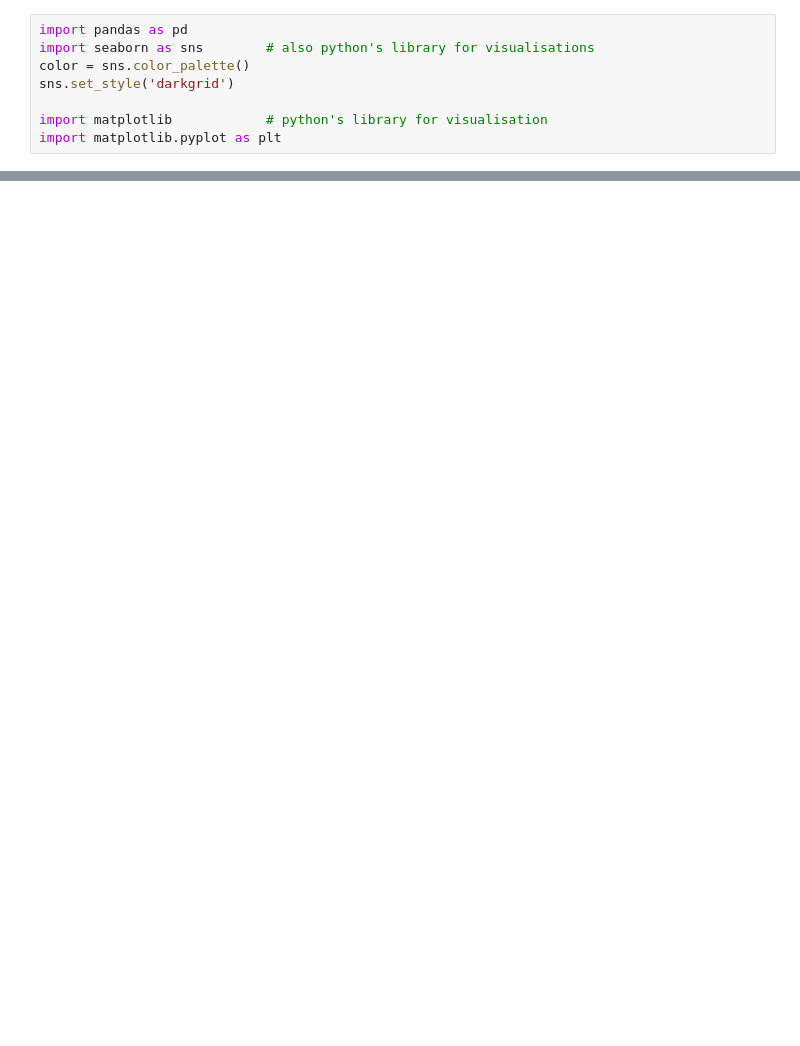
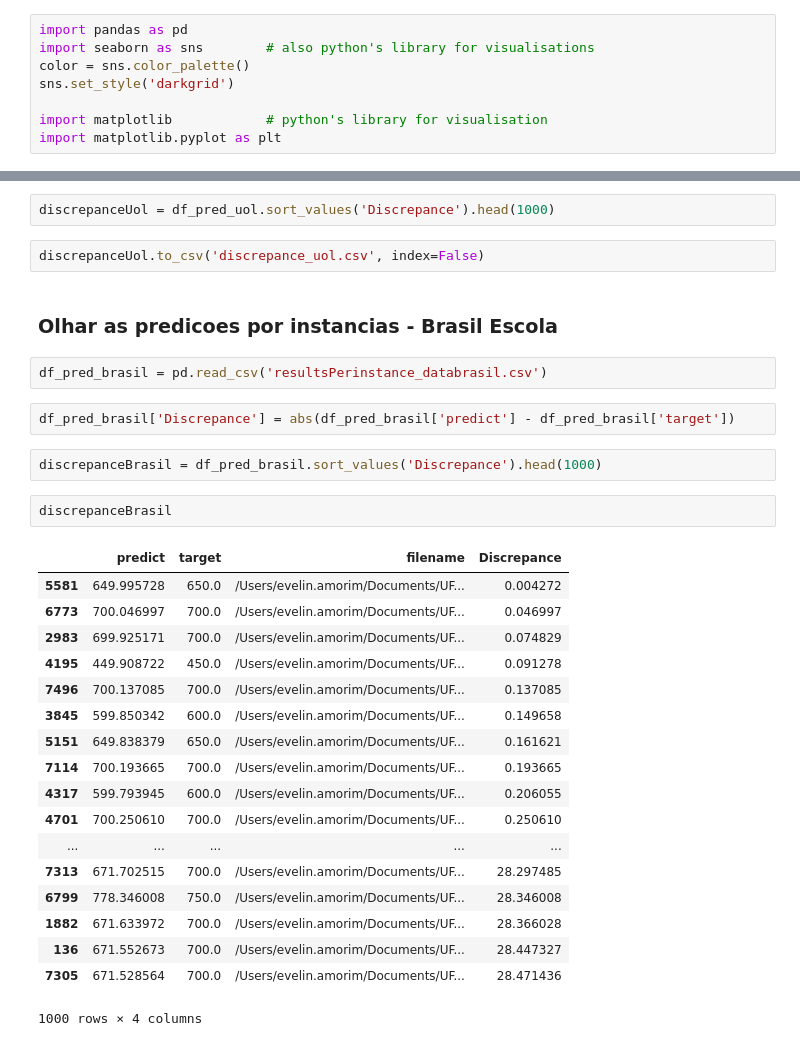
Before and after one commit to evelinamorim/aes-featureanalysis, a Jupyter notebook: Grade histogram.ipynb, the cells around one changed output, grey strips where cells are left out. Drawn from its saved outputs; the diff is of its cells as text; blank space fills up the shorter version.

```diff
--- a/Grade histogram.ipynb
+++ b/Grade histogram.ipynb
@@ -22,0 +66,33 @@ plt.show()
+# %%
+discrepanceUol = df_pred_uol.sort_values('Discrepance').head(1000)
+# %%
+discrepanceUol.to_csv('discrepance_uol.csv', index=False)
+# %% [markdown]
+### Olhar as predicoes por instancias - Brasil Escola
+# %%
+df_pred_brasil = pd.read_csv('resultsPerinstance_databrasil.csv')
+# %%
+df_pred_brasil['Discrepance'] = abs(df_pred_brasil['predict'] - df_pred_brasil['target'])
+# %%
+discrepanceBrasil = df_pred_brasil.sort_values('Discrepance').head(1000)
+# %%
+discrepanceBrasil
+# %% [output]
+|  | predict | target | filename | Discrepance |
+| 5581 | 649.995728 | 650.0 | /Users/evelin.amorim/Documents/UF... | 0.004272 |
+| 6773 | 700.046997 | 700.0 | /Users/evelin.amorim/Documents/UF... | 0.046997 |
+| 2983 | 699.925171 | 700.0 | /Users/evelin.amorim/Documents/UF... | 0.074829 |
+| 4195 | 449.908722 | 450.0 | /Users/evelin.amorim/Documents/UF... | 0.091278 |
+| 7496 | 700.137085 | 700.0 | /Users/evelin.amorim/Documents/UF... | 0.137085 |
+| 3845 | 599.850342 | 600.0 | /Users/evelin.amorim/Documents/UF... | 0.149658 |
+| 5151 | 649.838379 | 650.0 | /Users/evelin.amorim/Documents/UF... | 0.161621 |
+| 7114 | 700.193665 | 700.0 | /Users/evelin.amorim/Documents/UF... | 0.193665 |
+| 4317 | 599.793945 | 600.0 | /Users/evelin.amorim/Documents/UF... | 0.206055 |
+| 4701 | 700.250610 | 700.0 | /Users/evelin.amorim/Documents/UF... | 0.250610 |
+| ... | ... | ... | ... | ... |
+| 7313 | 671.702515 | 700.0 | /Users/evelin.amorim/Documents/UF... | 28.297485 |
+| 6799 | 778.346008 | 750.0 | /Users/evelin.amorim/Documents/UF... | 28.346008 |
+| 1882 | 671.633972 | 700.0 | /Users/evelin.amorim/Documents/UF... | 28.366028 |
+| 136 | 671.552673 | 700.0 | /Users/evelin.amorim/Documents/UF... | 28.447327 |
+| 7305 | 671.528564 | 700.0 | /Users/evelin.amorim/Documents/UF... | 28.471436 |
+1000 rows × 4 columns
```
Also changed, not shown: parts of 14 cells of this notebook, 2 other files.
